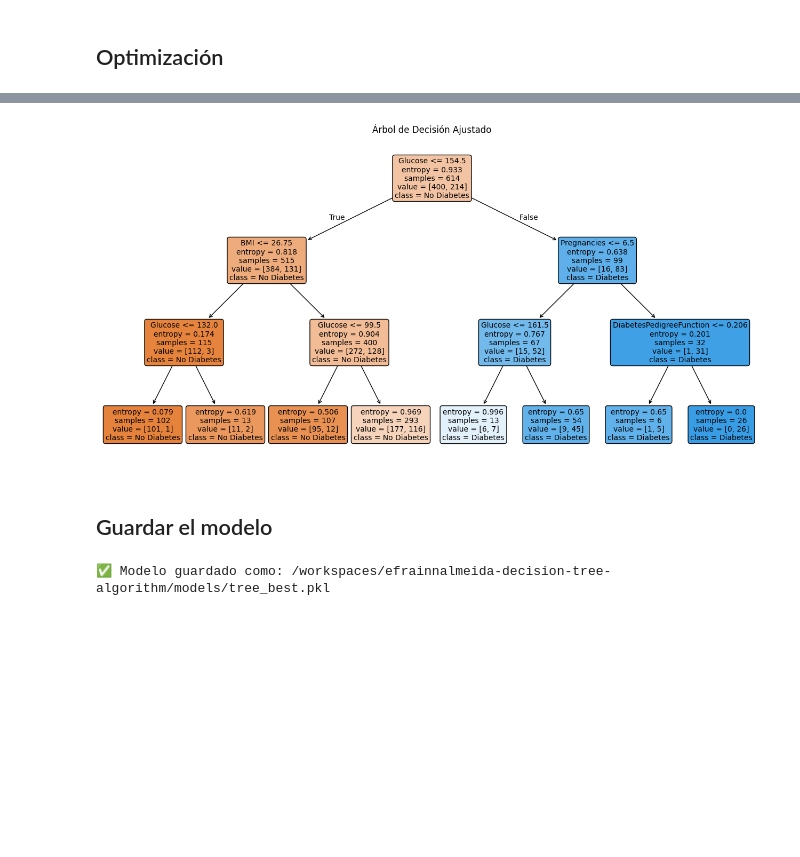
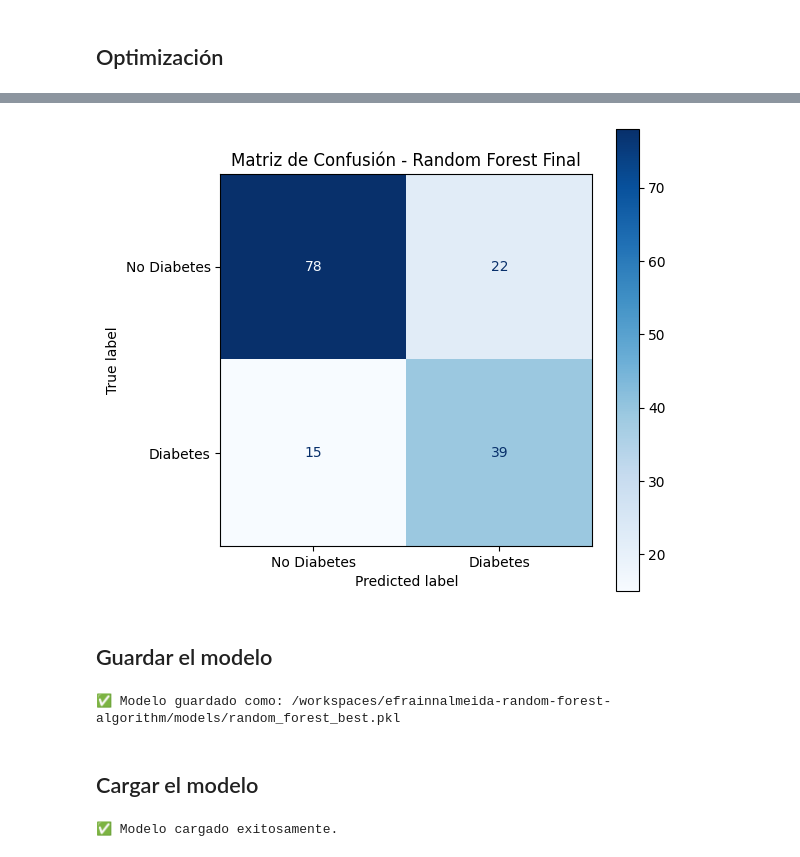
Before and after one commit to 4GeeksAcademy/efrainnalmeida-boosting-algorithms, a Jupyter notebook: src/explore.ipynb, the cells around one changed output, grey strips where cells are left out. Drawn from its saved outputs; the diff is of its cells as text; code cells hidden in the pictures; blank space fills up the shorter version.

Commit message:
efrainnalmeida-ejercicio-terminado

```diff
--- a/src/explore.ipynb
+++ b/src/explore.ipynb
@@ -381 +254,15 @@ Mejores hiperparámetros: {'criterion': 'entropy', 'max_depth': 3, 'min_samples_
+# %%
+# Buscar el mejor threshold que maximiza el F1 Score
+thresholds_final = np.linspace(0.1, 0.9, 81)
+f1_scores_final = []
+
+for thresh in thresholds_final:
+    y_pred_thresh_final = (y_pred_proba_rf_final >= thresh).astype(int)
+    f1_scores_final.append(f1_score(y_test, y_pred_thresh_final))
+
+best_thresh_final = thresholds_final[np.argmax(f1_scores_final)]
+best_f1_final = max(f1_scores_final)
+
+# Aplicar el mejor threshold
+y_pred_rf_opt_final = (y_pred_proba_rf_final >= best_thresh_final).astype(int)
 # %%
@@ -427,25 +308,34 @@ plt.show()
-# %%
-# Visualizar el árbol
-plt.figure(figsize=(16,8))
-plot_tree(tree_best,
-          feature_names=X_train.columns,
-          class_names=["No Diabetes", "Diabetes"],
-          filled=True,
-          rounded=True,
-          fontsize=10)
-plt.title('Árbol de Decisión Ajustado')
-plt.show()
-# %% [output]
-[figure, removed]
+# %%
+# Graficar la Matriz de Confusión
+cm_final = confusion_matrix(y_test, y_pred_rf_opt_final)
+cmd_final = ConfusionMatrixDisplay(confusion_matrix=cm_final, display_labels=["No Diabetes", "Diabetes"])
+
+fig, ax = plt.subplots(figsize=(6,6))
+cmd_final.plot(ax=ax, cmap='Blues', values_format='d')
+plt.title('Matriz de Confusión - Random Forest Final')
+plt.grid(False)
+plt.show()
+# %% [output]
+[figure, added]
 # %% [markdown]
 ## Guardar el modelo
 # %%
 # Guardar el modelo entrenado en un archivo .pkl
-modelo_guardado_path = '/workspaces/efrainnalmeida-decision-tree-algorithm/models/tree_best.pkl'
+modelo_guardado_path = '/workspaces/efrainnalmeida-random-forest-algorithm/models/random_forest_best.pkl'
 
 with open(modelo_guardado_path, 'wb') as archivo_salida:
-    pickle.dump(tree_best, archivo_salida)
+    pickle.dump(rf_final, archivo_salida)
 
 print(f"✅ Modelo guardado como: {modelo_guardado_path}")
 # %% [output]
-✅ Modelo guardado como: /workspaces/efrainnalmeida-decision-tree-algorithm/models/tree_best.pkl
+✅ Modelo guardado como: /workspaces/efrainnalmeida-random-forest-algorithm/models/random_forest_best.pkl
+# %% [markdown]
+## Cargar el modelo
+# %%
+# Cargar el modelo guardado
+with open('/workspaces/efrainnalmeida-random-forest-algorithm/models/random_forest_best.pkl', 'rb') as archivo_entrada:
+    rf_loaded = pickle.load(archivo_entrada)
+
+print("✅ Modelo cargado exitosamente.")
+# %% [output]
+✅ Modelo cargado exitosamente.
```
Also changed, not shown: parts of 45 cells of this notebook, 2 other files.
